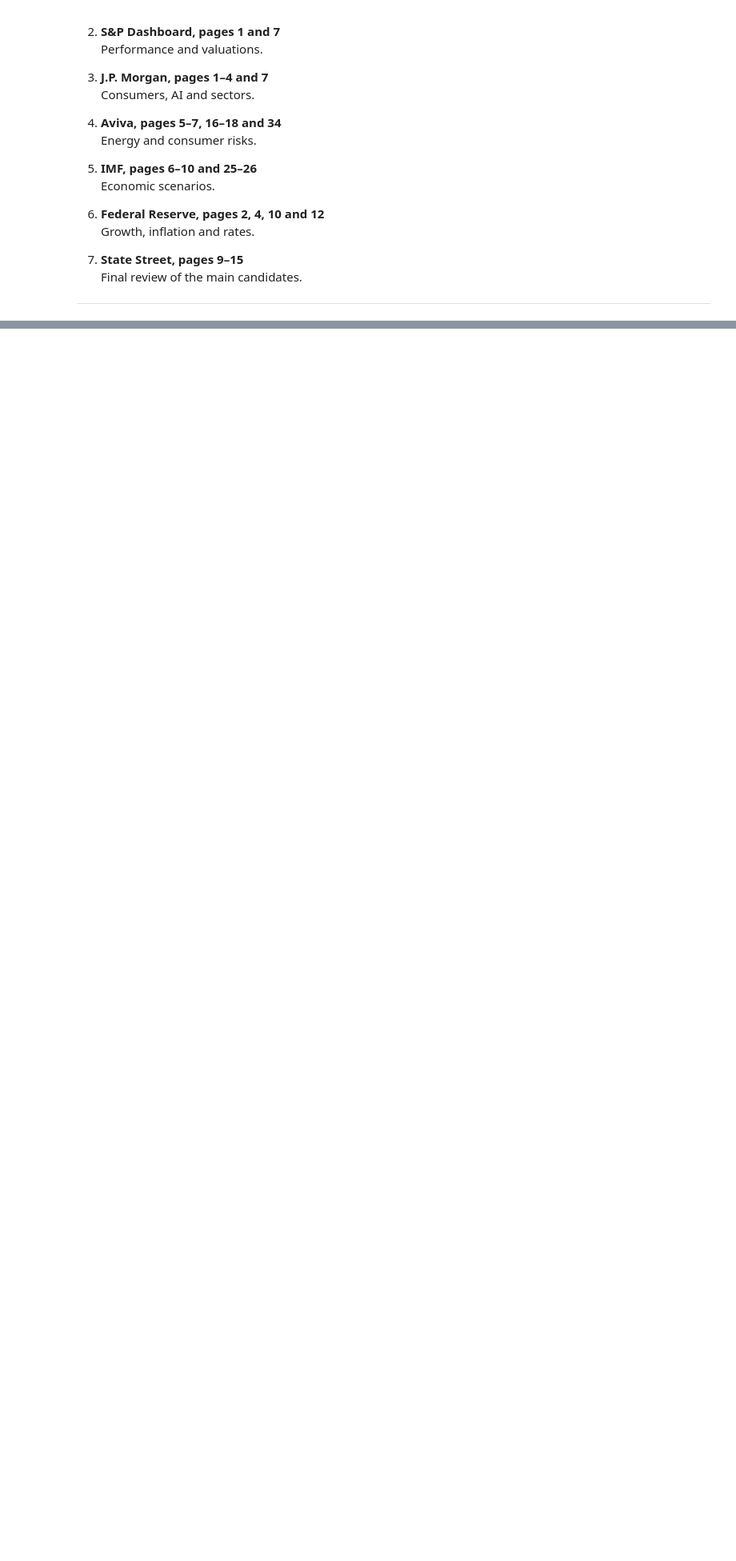
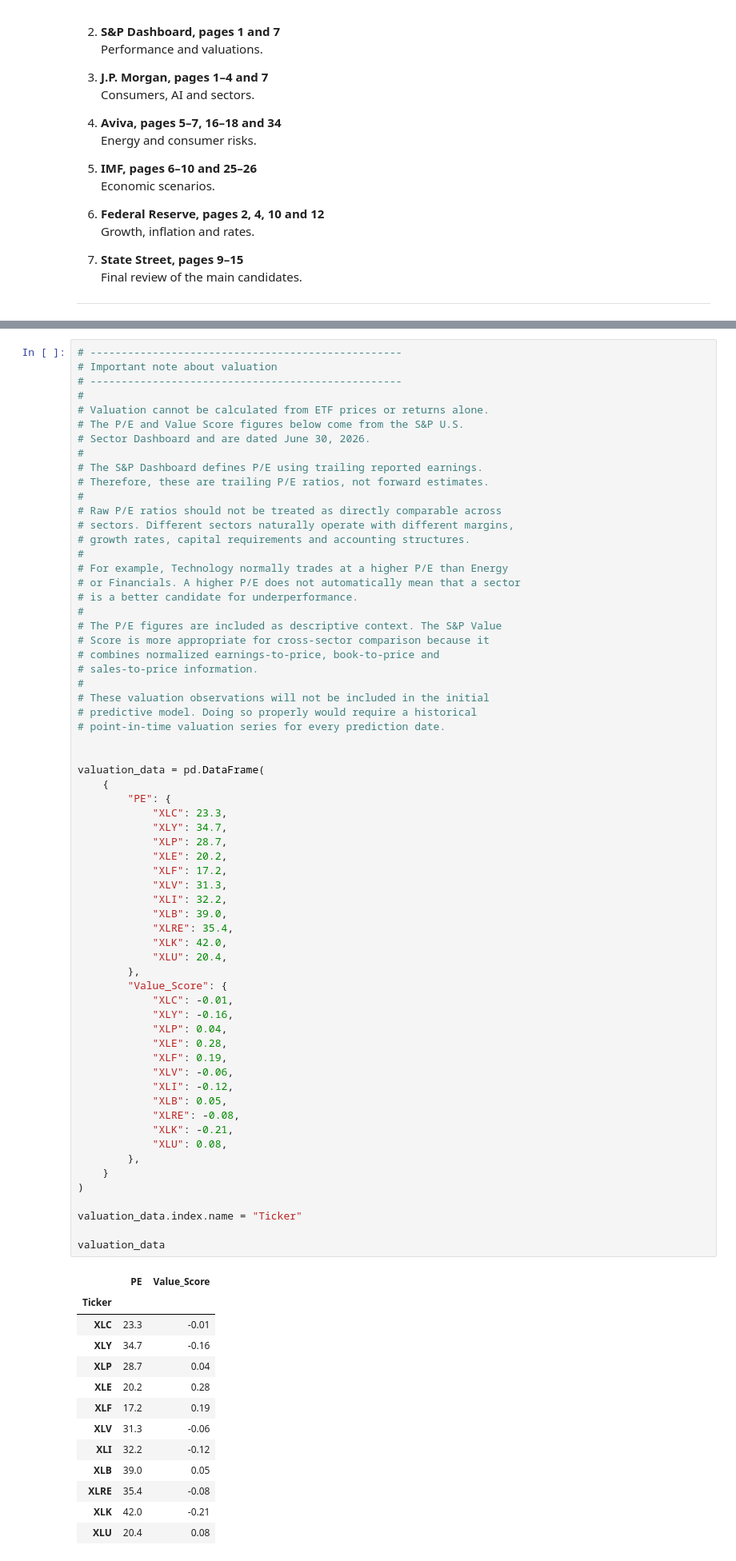
Before and after one commit to VelasquezMariucci/bottom-3-performers-quant-research, a Jupyter notebook: notebooks/home.ipynb, the cells around one changed output, grey strips where cells are left out. Shown at 80% size. Drawn from its saved outputs; the diff is of its cells as text; blank space fills up the shorter version.

```diff
--- a/notebooks/home.ipynb
+++ b/notebooks/home.ipynb
@@ -239,0 +347,78 @@ If oil prices rise again, I may replace Energy with **Communication Services**.
+# %%
+# --------------------------------------------------
+# Important note about valuation
+# --------------------------------------------------
+#
+# Valuation cannot be calculated from ETF prices or returns alone.
+# The P/E and Value Score figures below come from the S&P U.S.
+# Sector Dashboard and are dated June 30, 2026.
+#
+# The S&P Dashboard defines P/E using trailing reported earnings.
+# Therefore, these are trailing P/E ratios, not forward estimates.
+#
+# Raw P/E ratios should not be treated as directly comparable across
+# sectors. Different sectors naturally operate with different margins,
+# growth rates, capital requirements and accounting structures.
+#
+# For example, Technology normally trades at a higher P/E than Energy
+# or Financials. A higher P/E does not automatically mean that a sector
+# is a better candidate for underperformance.
+#
+# The P/E figures are included as descriptive context. The S&P Value
+# Score is more appropriate for cross-sector comparison because it
+# combines normalized earnings-to-price, book-to-price and
+# sales-to-price information.
+#
+# These valuation observations will not be included in the initial
+# predictive model. Doing so properly would require a historical
+# point-in-time valuation series for every prediction date.
+
+
+valuation_data = pd.DataFrame(
+    {
+        "PE": {
+            "XLC": 23.3,
+            "XLY": 34.7,
+            "XLP": 28.7,
+            "XLE": 20.2,
+            "XLF": 17.2,
+            "XLV": 31.3,
+            "XLI": 32.2,
+            "XLB": 39.0,
+            "XLRE": 35.4,
+            "XLK": 42.0,
+            "XLU": 20.4,
+        },
+        "Value_Score": {
+            "XLC": -0.01,
+            "XLY": -0.16,
+            "XLP": 0.04,
+            "XLE": 0.28,
+            "XLF": 0.19,
+            "XLV": -0.06,
+            "XLI": -0.12,
+            "XLB": 0.05,
+            "XLRE": -0.08,
+            "XLK": -0.21,
+            "XLU": 0.08,
+        },
+    }
+)
+
+valuation_data.index.name = "Ticker"
+
+valuation_data
+# %% [output]
+|  | PE | Value_Score |
+| Ticker |  |  |
+| XLC | 23.3 | -0.01 |
+| XLY | 34.7 | -0.16 |
+| XLP | 28.7 | 0.04 |
+| XLE | 20.2 | 0.28 |
+| XLF | 17.2 | 0.19 |
+| XLV | 31.3 | -0.06 |
+| XLI | 32.2 | -0.12 |
+| XLB | 39.0 | 0.05 |
+| XLRE | 35.4 | -0.08 |
+| XLK | 42.0 | -0.21 |
+| XLU | 20.4 | 0.08 |
```
Also changed, not shown: parts of 12 cells of this notebook, 5 other files.
